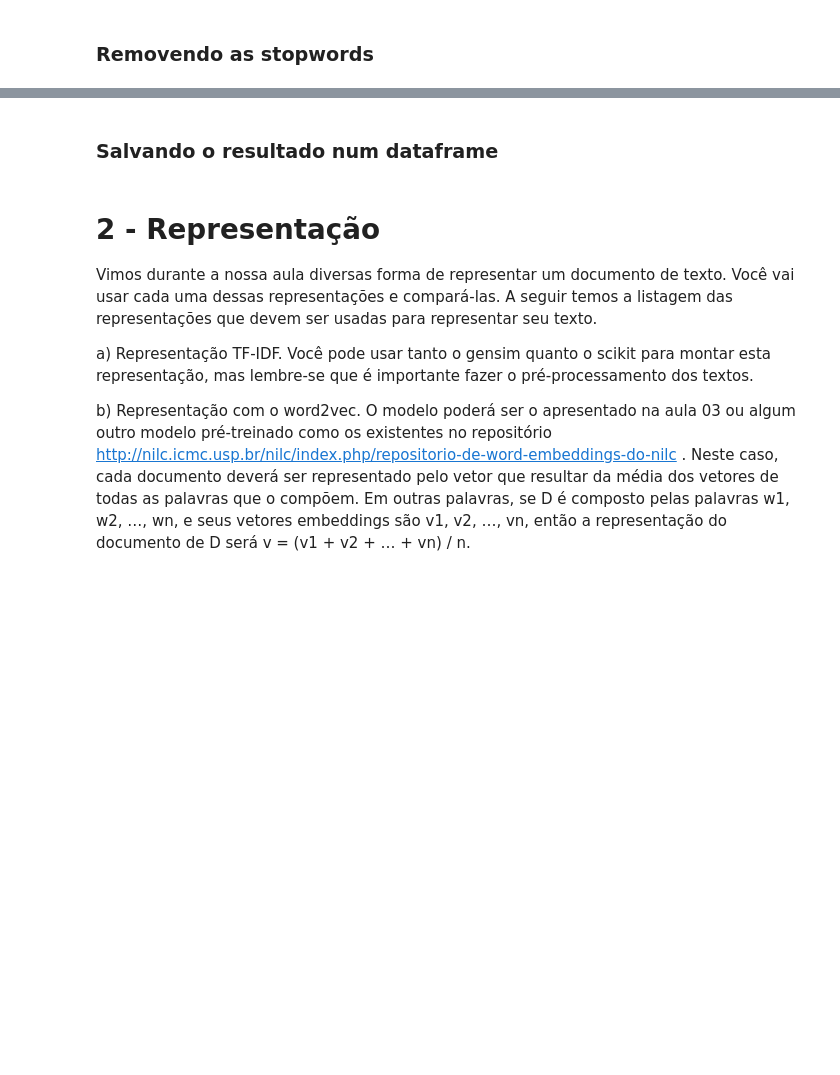
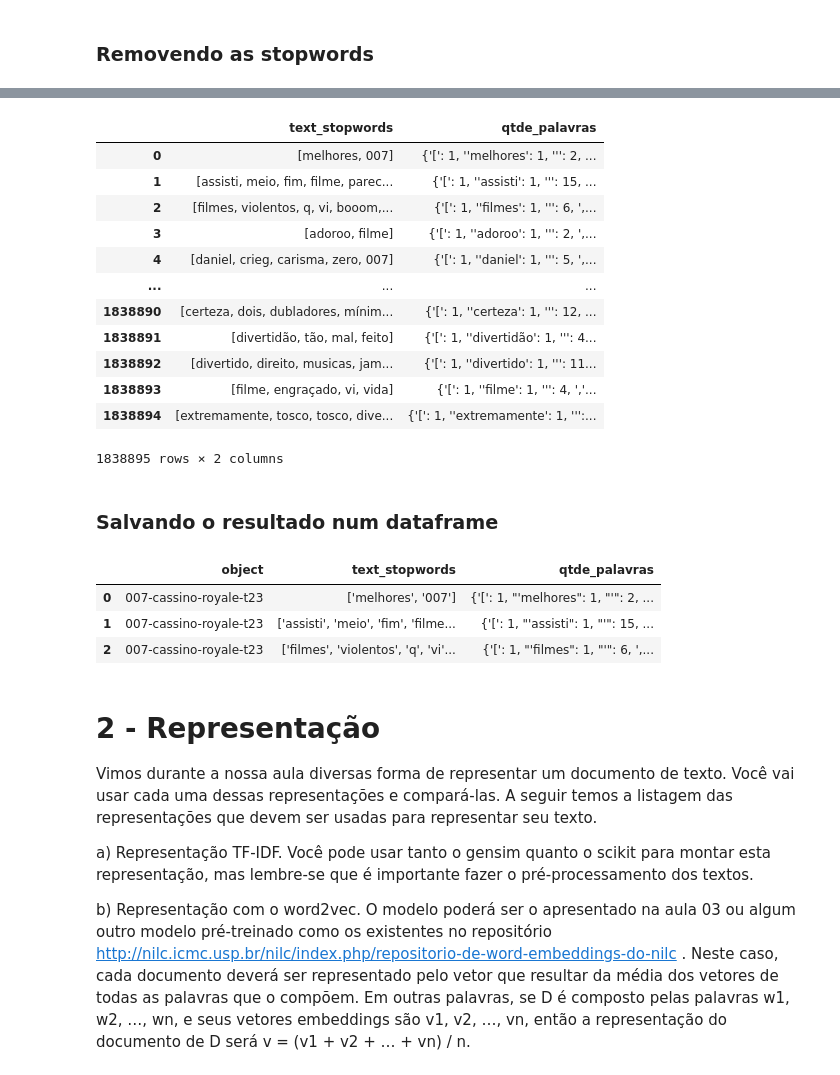
Before and after one commit to hericax/Pos, a Jupyter notebook: projeto_NLP/projeto4_NLP.IPYNB, the cells around one changed output, grey strips where cells are left out. Drawn from its saved outputs; the diff is of its cells as text; code cells hidden in the pictures; blank space fills up the shorter version.

```diff
--- a/projeto_NLP/projeto4_NLP.IPYNB
+++ b/projeto_NLP/projeto4_NLP.IPYNB
@@ -175 +182,5 @@ the-carrier-t199864                                                           1
 Name: object, Length: 4203, dtype: int64
+# %%
+# convertendo as palavras do campo texto para lowcase
+df_movies['text_lower'] = df_movies['text'].astype('str').str.lower()
+df_movies[['text','text_lower']].head(3)
@@ -206,7 +233,7 @@ dtype: int64
 
 # Tokenizando
 def identify_tokens(row):
-    review = row['text']
+    review = row['text_lower']
     tokens = nltk.word_tokenize(review)
 
     # taken only words (not punctuation)
@@ -217,8 +244,21 @@ def identify_tokens(row):
 def remove_stops(row):
     my_list = row['text_tokenizado']
     #print('my_list: ', my_list)
-    meaningful_words = [w for w in my_list if not w in stopwords]
+    meaningful_words = [w for w in my_list if not w in stop_words]
     return (meaningful_words)
+
+
+# Contar qtde de palavras
+def contar_palavras(row):
+  palavraCont = {}
+  palavras_lista = word_tokenize(str(row['text_stopwords']))
+
+  for palavra in palavras_lista:
+    if palavra in palavraCont:
+        palavraCont[palavra] += 1
+    else:
+        palavraCont[palavra] = 1
+  return palavraCont
 # %%
 # resetando os índices
 df_movies = df_movies.reset_index()
@@ -235,6 +282,6 @@ df_movies[['text', 'text_tokenizado']].head(3)
 # %% [markdown]
 ### Convertento os tokes para minúsculo
 # %%
-start = time.time()
-df_movies['text_lower'] = df_movies['text_tokenizado'].astype('str').str.lower()
-df_movies.head(3)
+#start = time.time()
+#df_movies['text_lower'] = df_movies['text_tokenizado'].astype('str').str.lower()
+#df_movies.head(3)
@@ -257,0 +306,6 @@ df_movies[['text_tokenizado', 'text_stopwords']].head(3)
+# %%
+start = time.time()
+df_movies['qtde_palavras'] = df_movies.apply(contar_palavras, axis=1)
+print ("tempo gasto: ", (time.time() - start))
+
+df_movies[['text_stopwords','qtde_palavras']].head(3)
@@ -258,3 +318,19 @@ df_movies[['text_tokenizado', 'text_stopwords']].head(3)
+# %%
+df_movies[['text_stopwords','qtde_palavras']]
+# %% [output]
+|  | text_stopwords | qtde_palavras |
+| 0 | [melhores, 007] | {'[': 1, ''melhores': 1, ''': 2, ... |
+| 1 | [assisti, meio, fim, filme, parec... | {'[': 1, ''assisti': 1, ''': 15, ... |
+| 2 | [filmes, violentos, q, vi, booom,... | {'[': 1, ''filmes': 1, ''': 6, ',... |
+| 3 | [adoroo, filme] | {'[': 1, ''adoroo': 1, ''': 2, ',... |
+| 4 | [daniel, crieg, carisma, zero, 007] | {'[': 1, ''daniel': 1, ''': 5, ',... |
+| ... | ... | ... |
+| 1838890 | [certeza, dois, dubladores, mínim... | {'[': 1, ''certeza': 1, ''': 12, ... |
+| 1838891 | [divertidão, tão, mal, feito] | {'[': 1, ''divertidão': 1, ''': 4... |
+| 1838892 | [divertido, direito, musicas, jam... | {'[': 1, ''divertido': 1, ''': 11... |
+| 1838893 | [filme, engraçado, vi, vida] | {'[': 1, ''filme': 1, ''': 4, ','... |
+| 1838894 | [extremamente, tosco, tosco, dive... | {'[': 1, ''extremamente': 1, ''':... |
+1838895 rows × 2 columns
 # %% [markdown]
 ### Salvando o resultado num dataframe
 # %%
@@ -269,3 +342,11 @@ df_tokenizado.head(3)
+# %%
+df_processado = pd.read_csv("/content/drive/MyDrive/Colab Notebooks/NLP/trabalho/dados/df_util_tokenizado.csv")
+df_processado.head(3)
+# %% [output]
+|  | object | text_stopwords | qtde_palavras |
+| 0 | 007-cassino-royale-t23 | ['melhores', '007'] | {'[': 1, "'melhores": 1, "'": 2, ... |
+| 1 | 007-cassino-royale-t23 | ['assisti', 'meio', 'fim', 'filme... | {'[': 1, "'assisti": 1, "'": 15, ... |
+| 2 | 007-cassino-royale-t23 | ['filmes', 'violentos', 'q', 'vi'... | {'[': 1, "'filmes": 1, "'": 6, ',... |
 # %% [markdown]
 # 2 - Representação
 
```
Also changed, not shown: parts of 29 cells of this notebook.
